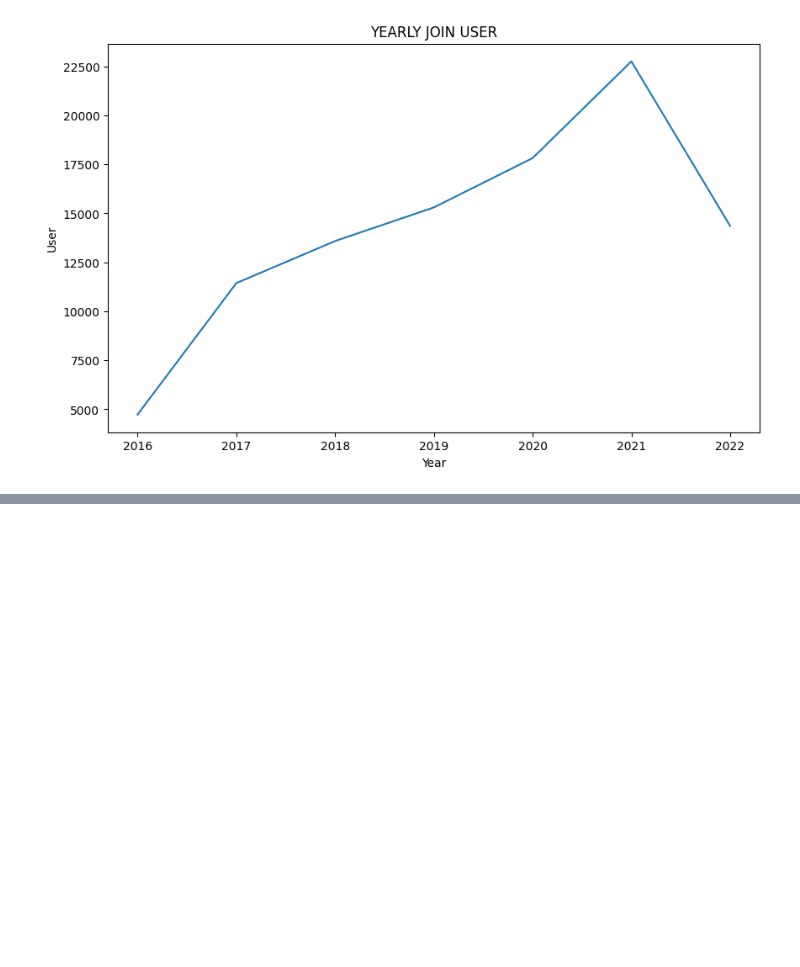
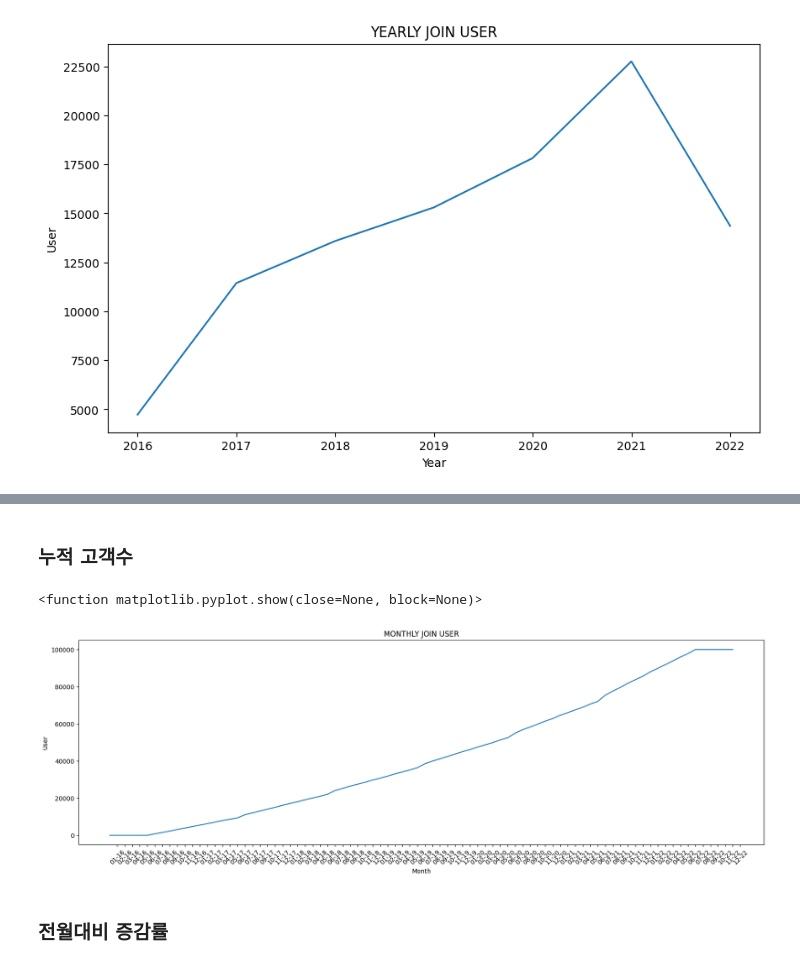
Before and after one commit to NARAEIM/tp2-da, a Jupyter notebook: test.ipynb, the cells around one changed output, grey strips where cells are left out. Drawn from its saved outputs; the diff is of its cells as text; code cells hidden in the pictures; blank space fills up the shorter version.

```diff
--- a/test.ipynb
+++ b/test.ipynb
@@ -102,0 +162,39 @@ ValueError: 'locs' must be 1D with shape (M,). Your input has shape ().
+# %% [markdown]
+### 누적 고객수
+# %%
+# 전체 기간 누적 고객 수 구하기
+#concat 하기 위해 데이터 프레임으로 변경
+monthly_2016 = pd.DataFrame(monthly_join_user(join_2016)[0])
+monthly_2017 = pd.DataFrame(monthly_join_user(join_2017)[0])
+monthly_2018 = pd.DataFrame(monthly_join_user(join_2018)[0])
+monthly_2019 = pd.DataFrame(monthly_join_user(join_2019)[0])
+monthly_2020 = pd.DataFrame(monthly_join_user(join_2020)[0])
+monthly_2021 = pd.DataFrame(monthly_join_user(join_2021)[0])
+monthly_2022 = pd.DataFrame(monthly_join_user(join_2022)[0])
+
+#전체 기간 concat
+monthly_total = pd.concat([monthly_2016, monthly_2017, monthly_2018, monthly_2019, monthly_2020, monthly_2021, monthly_2022]).reset_index(drop = True)
+
+#전체 기간 누적 데이터 생성
+monthly_total['Cumulative People'] = monthly_total[0].cumsum()
+# %%
+#누적 고객 그래프
+
+plt.figure(figsize=(20, 6))
+plt.plot(monthly_total['Cumulative People'])
+plt.xticks(range(1, 85), ['01-16', '02-16', '03-16', '04-16', '05-16', '06-16', '07-16', '08-16', '09-16', '10-16', '11-16', '12-16',
+'01-17', '02-17', '03-17', '04-17', '05-17', '06-17', '07-17', '08-17', '09-17', '10-17', '11-17', '12-17',
+ '01-18', '02-18', '03-18', '04-18', '05-18', '06-18', '07-18', '08-18', '09-18', '10-18', '11-18', '12-18',
+ '01-19', '02-19', '03-19', '04-19', '05-19', '06-19', '07-19', '08-19', '09-19', '10-19', '11-19', '12-19',
+ '01-20', '02-20', '03-20', '04-20', '05-20', '06-20', '07-20', '08-20', '09-20', '10-20', '11-20', '12-20',
+'01-21', '02-21', '03-21', '04-21', '05-21', '06-21', '07-21', '08-21', '09-21', '10-21', '11-21', '12-21',
+'01-22', '02-22', '03-22', '04-22', '05-22', '06-22', '07-22', '08-22', '09-22', '10-22', '11-22', '12-22' ], rotation= 45)
+plt.xlabel('Month')
+plt.ylabel('User')
+plt.title(f'MONTHLY JOIN USER')
+plt.show
+# %% [output]
+<function matplotlib.pyplot.show(close=None, block=None)>
+[figure, added]
+# %% [markdown]
+### 전월대비 증감률
```
Also changed, not shown: parts of 28 cells of this notebook.
